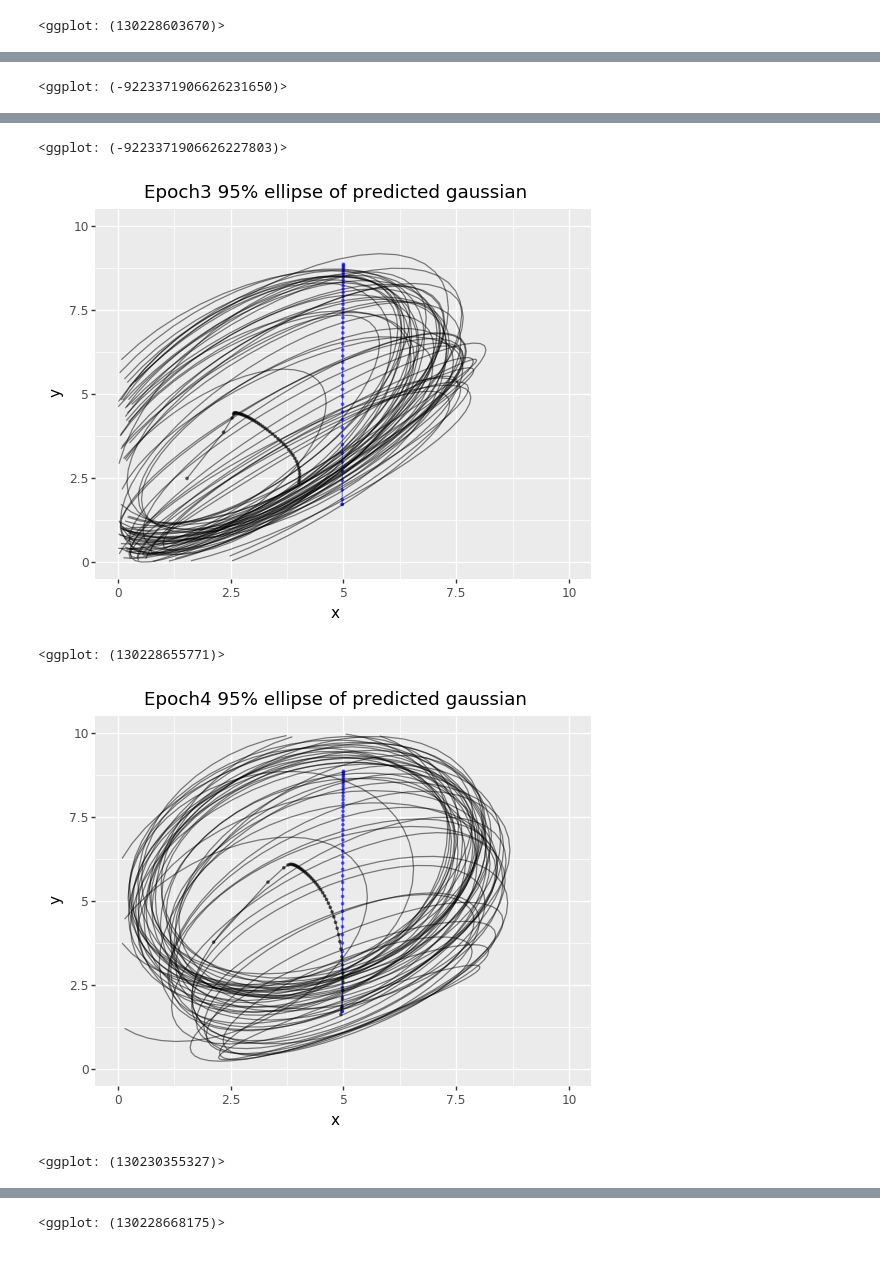
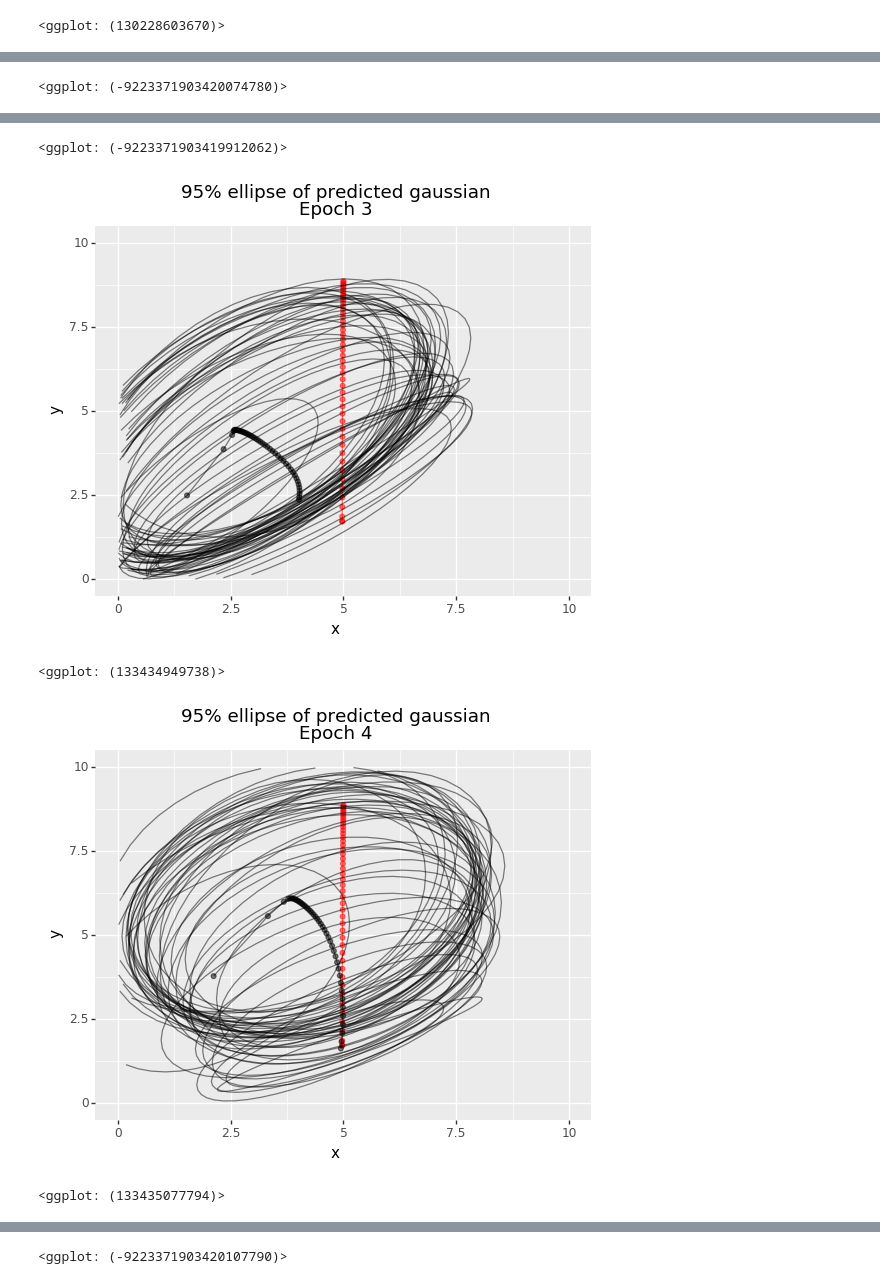
Before and after one commit to tepzhang/plinko_nn, a Jupyter notebook: scripts/train_gru.ipynb, the cells around one changed output, grey strips where cells are left out. Saved outputs shown, nothing was run; the diff lists cells and outputs as text; code cells hidden in the pictures.

Commit message:
minor color update

```diff
--- a/scripts/train_gru.ipynb
+++ b/scripts/train_gru.ipynb
@@ -158,5 +158,6 @@ plinko_plot.plot_variance_over_time(sigma_overtime)
 <ggplot: (130228603670)>
 # %%
 for t in range(20):
-    plinko_plot.plot_pred_gaussian(mu_overtime[t], target_overtime[t], sigma_overtime[t], sim_index = 0, title = "Epoch{} 95% ellipse of predicted gaussian".format(t))
+    plinko_plot.plot_pred_gaussian(mu_overtime[t], target_overtime[t], sigma_overtime[t], sim_index = 0,
+                                   title = "95% ellipse of predicted gaussian: Epoch {}".format(t), color = 'red')
 # %% [output]
@@ -166 +167 @@ for t in range(20):
-<ggplot: (-9223371906626231650)>
+<ggplot: (-9223371903420074780)>
@@ -168,5 +169,5 @@ for t in range(20):
-<ggplot: (-9223371906626227803)>
+<ggplot: (-9223371903419912062)>
-[figure, old version]
+[figure, new version]
-<ggplot: (130228655771)>
+<ggplot: (133434949738)>
-[figure, old version]
+[figure, new version]
-<ggplot: (130230355327)>
+<ggplot: (133435077794)>
@@ -174 +175 @@ for t in range(20):
-<ggplot: (130228668175)>
+<ggplot: (-9223371903420107790)>
```
Also changed, not shown: parts of 1 cell of this notebook, 1 other file.
